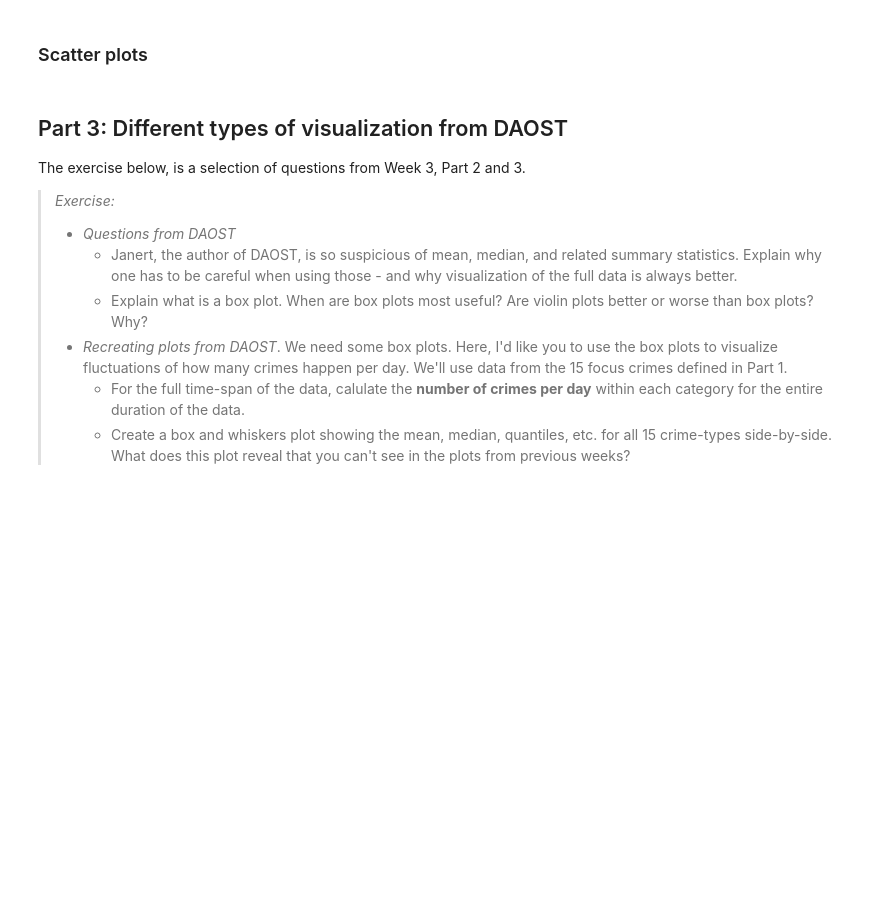
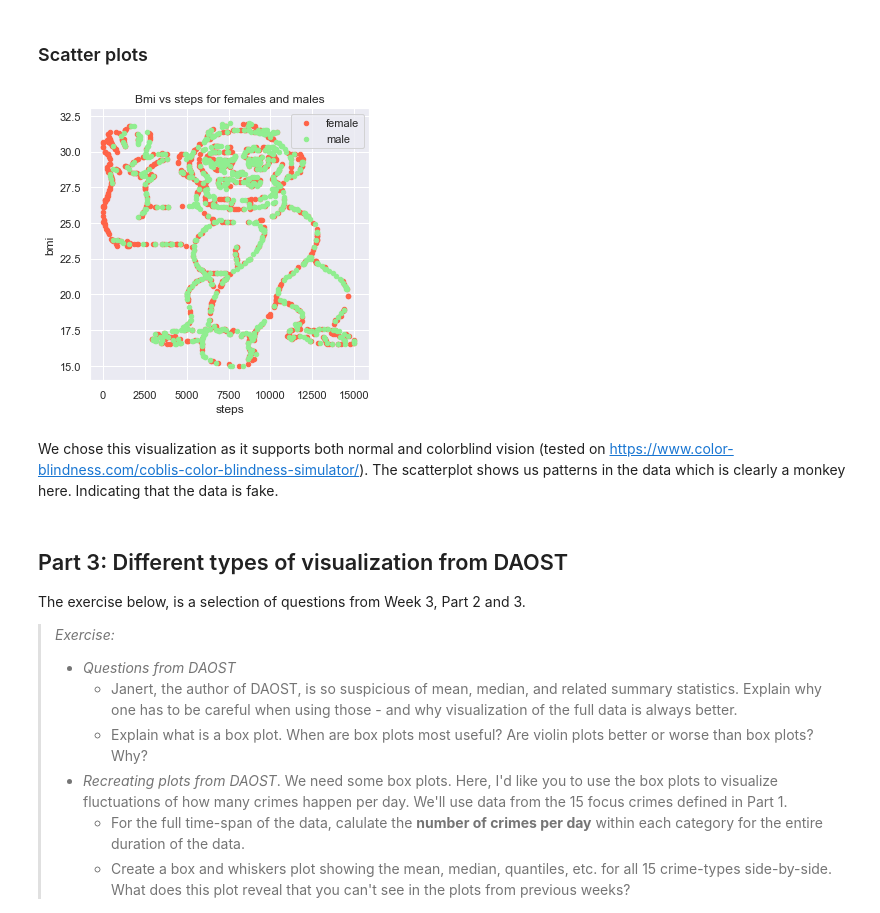
Before and after one commit to simonmoesorensen/socialdata2022, a Jupyter notebook: assignments/Assignment1.ipynb, the cells around one changed output. Drawn from its saved outputs; the diff is of its cells as text; code cells hidden in the pictures; blank space fills up the shorter version.

```diff
--- a/assignments/Assignment1.ipynb
+++ b/assignments/Assignment1.ipynb
@@ -165,5 +197,16 @@ In the exercise below, there is a selection of questions from Week 3, Part 1. Pl
 # %% [markdown]
 ### Scatter plots
+# %%
+f, ax1 = plt.subplots(1, 1, figsize=(5, 5))
+female.plot(kind='scatter', x='steps', y='bmi', color='tomato', ax=ax1, label='female')
+ax1.set_title('Bmi vs steps for females and males')
+male.plot(kind='scatter', x='steps', y='bmi', color='lightgreen', ax=ax1, label='male')
+plt.legend()
+plt.show()
+# %% [output]
+[figure, added]
+# %% [markdown]
+We chose this visualization as it supports both normal and colorblind vision (tested on https://www.color-blindness.com/coblis-color-blindness-simulator/). The scatterplot shows us patterns in the data which is clearly a monkey here. Indicating that the data is fake.
 # %% [markdown]
 ## Part 3: Different types of visualization from DAOST
 
```
Also changed, not shown: parts of 9 cells of this notebook.
